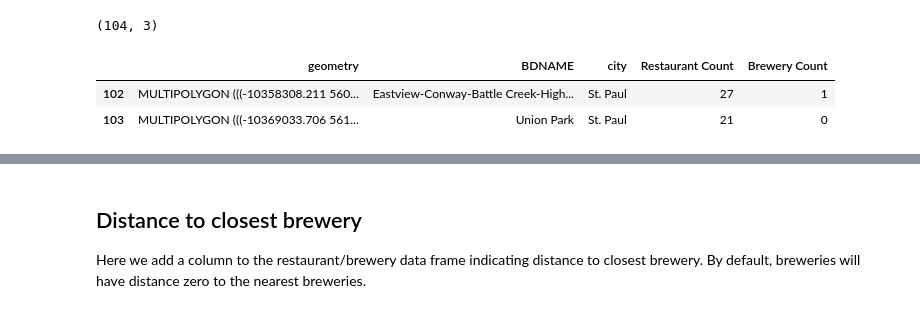
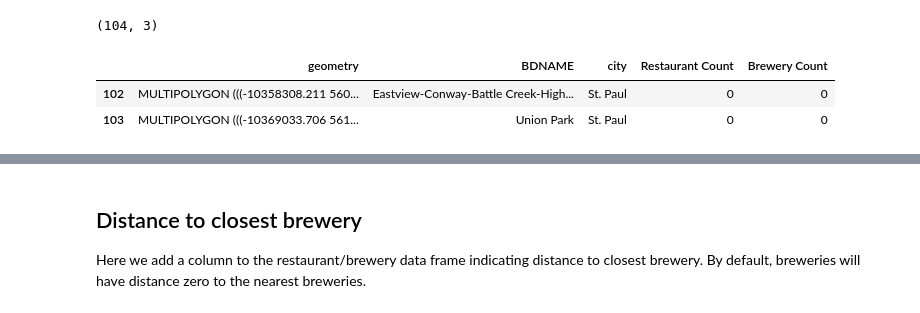
Before and after one commit to no50free/Twin_Cities_Cluster_Analysis, a Jupyter notebook: Capstone Cleaned.ipynb, the cells around one changed output, grey strips where cells are left out. Drawn from its saved outputs; the diff is of its cells as text; code cells hidden in the pictures.

```diff
--- a/Capstone Cleaned.ipynb
+++ b/Capstone Cleaned.ipynb
@@ -356,3 +365,0 @@ df_brew[df_brew['venue.location.lat']>46]
-# %%
-df_brew=df_brew[df_brew['venue.location.lat']<46]
-df_food=df_food[df_food['venue.location.lat']<46]
@@ -420,49 +415,49 @@ print(tc_geo.shape)
 (104, 3)
 # %%
 # Turn df_brew into geodataframe
-df_brew_geo = gpd.GeoDataFrame(df_brew,
+df_brew_geo = gpd.GeoDataFrame(df_brew.copy(),
                                geometry=gpd.points_from_xy(df_brew['venue.location.lng'],
                                                            df_brew['venue.location.lat']),
                               crs={'init':'epsg:4326'}) # Projects lat/long coords so that distance can be computed
-# epsg=3857 is Mercator projection
-df_brew_geo.to_crs(epsg=3857,inplace=True)
+# epsg=32633 is UTM projection
+df_brew_geo.to_crs(epsg=32633,inplace=True)
 #df_brew_geo.reset_index(inplace=True)
 
 # Turn df_food into geodataframe
-df_food_geo = gpd.GeoDataFrame(df_food,
+df_food_geo = gpd.GeoDataFrame(df_food.copy(),
                                geometry=gpd.points_from_xy(df_food['venue.location.lng'],
                                                            df_food['venue.location.lat']),
                               crs={'init':'epsg:4326'})
-df_food_geo.to_crs(epsg=3857,inplace=True)
+df_food_geo.to_crs(epsg=32633,inplace=True)
 
 df_food_geo['neighborhood']=pd.Series(np.zeros(len(df_food)))
 df_brew_geo['neighborhood']=pd.Series(np.zeros(len(df_brew)))
 
 brewery_count=[]
 food_count=[]
 for j in range(0,len(tc_geo)):
     nbhd = tc_geo.loc[j,'BDNAME']  # nbhd is jth neighborhood name, string
     nbhd_geo = tc_geo[tc_geo['BDNAME'] == nbhd]  # nbhd_geo is jth row
     nbhd_geo.reset_index(drop=True, inplace=True)  # reset index of dataframe
     brew_mask = df_brew_geo['geometry'].within(nbhd_geo.loc[0,'geometry'])  # Boolean mask of breweries in nbhd.
     food_mask = df_food_geo['geometry'].within(nbhd_geo.loc[0,'geometry'])  # Boolean mask of restaurants in nbhd.
 
     # Add neighborhood columns to df_food
     df_food_geo['neighborhood'].mask(food_mask, other=nbhd, inplace=True)
     food_count.append(sum(food_mask))  # create list of brewery counts per neighborhood.
 
     # Add neighborhood column to df_brew.
     df_brew_geo['neighborhood'].mask(brew_mask, other=nbhd, inplace=True)
     brewery_count.append(sum(brew_mask))  # create list of brewery counts per neighborhood.
 
 
 # Add column to tc_geo
 tc_geo['Restaurant Count'] = pd.Series(food_count) # add brewery count column
 
 # Add column to tc_geo
 tc_geo['Brewery Count'] = pd.Series(brewery_count) # add brewery count column
 tc_geo.tail(2)
 # %% [output]
 |  | geometry | BDNAME | city | Restaurant Count | Brewery Count |
-| 102 | MULTIPOLYGON (((-10358308.211 560... | Eastview-Conway-Battle Creek-High... | St. Paul | 27 | 1 |
-| 103 | MULTIPOLYGON (((-10369033.706 561... | Union Park | St. Paul | 21 | 0 |
+| 102 | MULTIPOLYGON (((-10358308.211 560... | Eastview-Conway-Battle Creek-High... | St. Paul | 0 | 0 |
+| 103 | MULTIPOLYGON (((-10369033.706 561... | Union Park | St. Paul | 0 | 0 |
```
Also changed, not shown: parts of 20 cells of this notebook.
